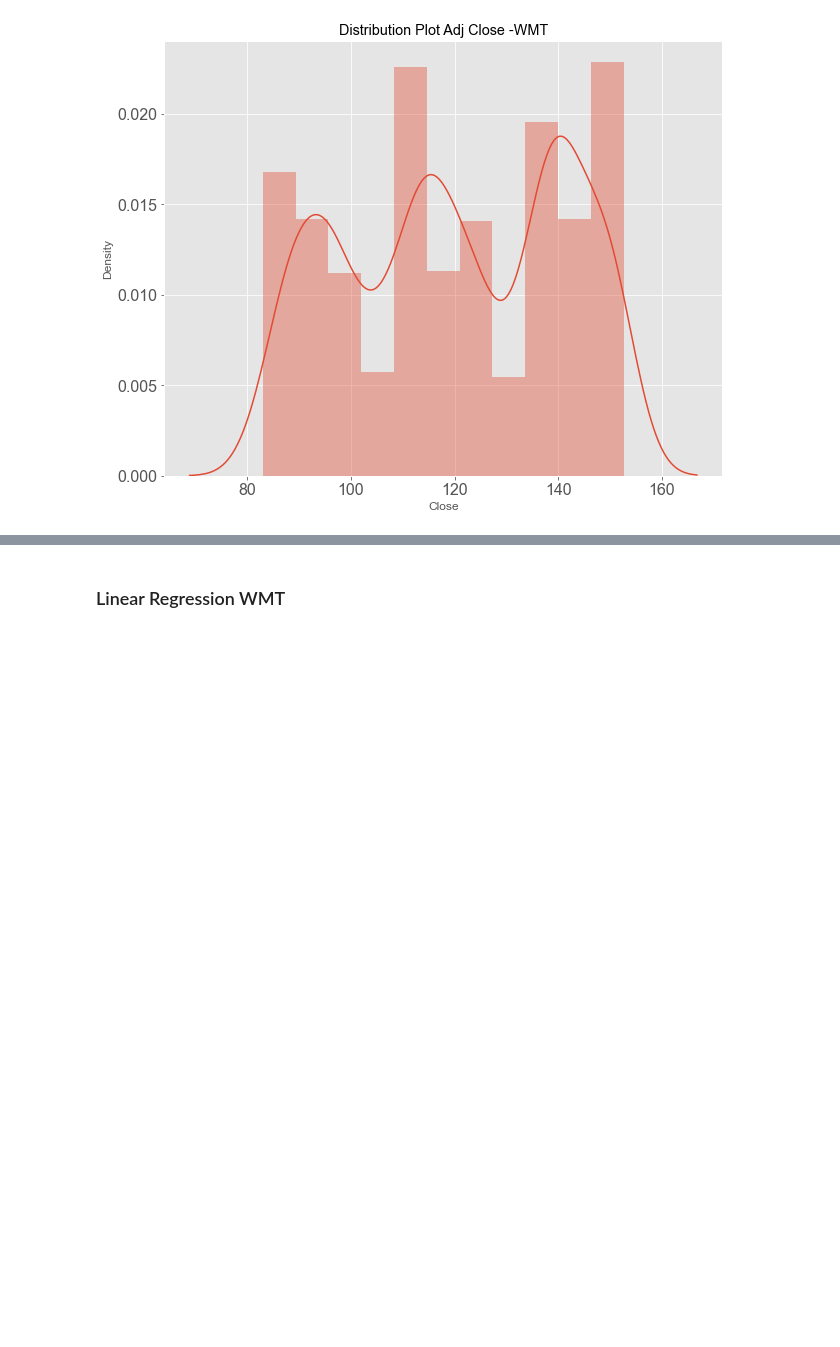
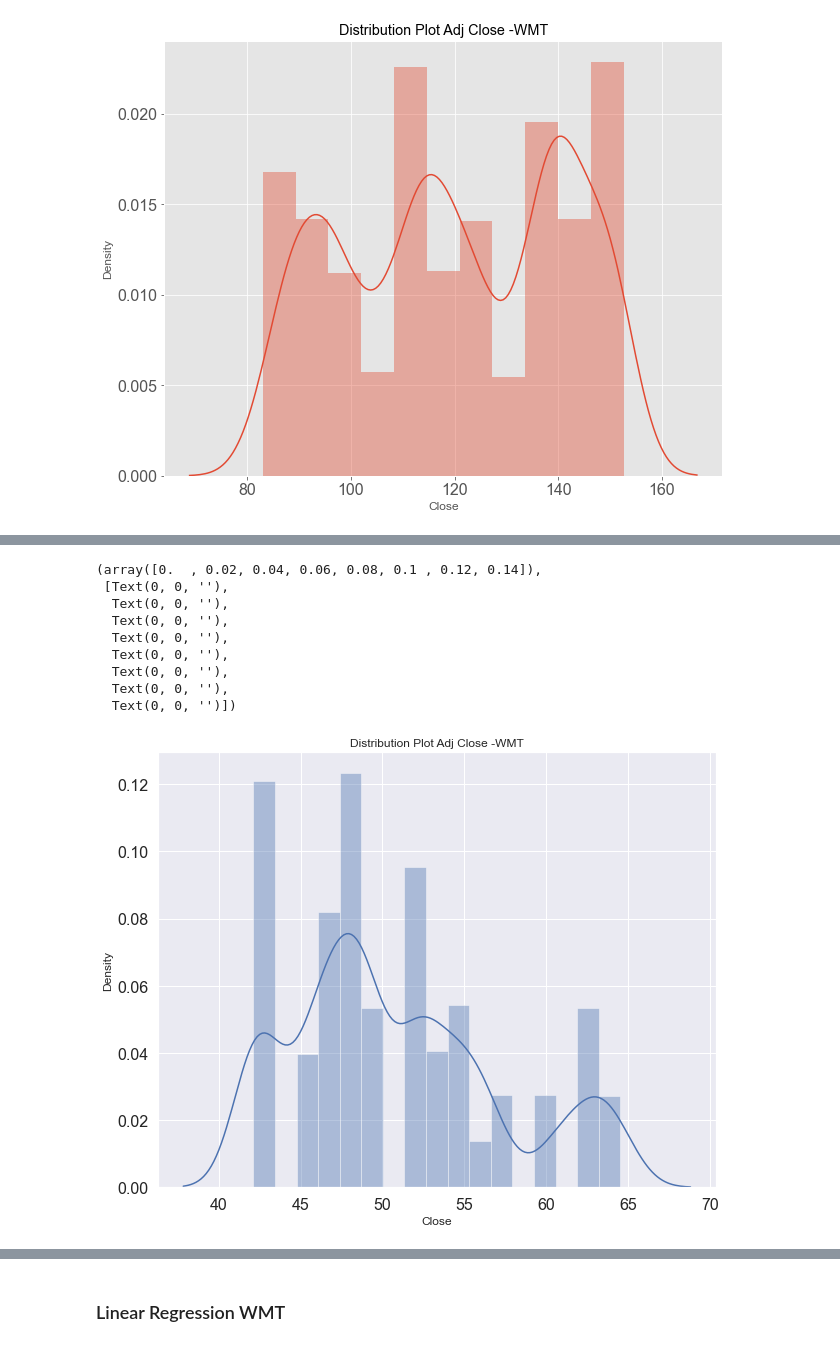
Before and after one commit to ashakeri92/Capstone, a Jupyter notebook: Analysis.ipynb, the cells around one changed output, grey strips where cells are left out. Saved outputs shown, nothing was run; the diff lists cells and outputs as text; code cells hidden in the pictures; blank space fills up the shorter version.

```diff
--- a/Analysis.ipynb
+++ b/Analysis.ipynb
@@ -898,0 +852,5 @@ plt.show()
+# %%
+ko_new = ko_new.asfreq('D')
+
+# The 'MS' string groups the data in buckets by start of the month
+ko_new = ko_new['Close'].resample('MS').mean()
@@ -898,0 +953,19 @@ plt.show()
+# %%
+##Checking Distribution of Our Data
+fig = plt.figure(figsize=(10,8))
+sns.distplot(ko_new).set_title("Distribution Plot Adj Close -WMT")
+ax.tick_params(labelsize=12)
+sns.set(font_scale=1)
+plt.xticks(fontsize=16)
+plt.yticks(fontsize=16)
+# %% [output]
+(array([0.  , 0.02, 0.04, 0.06, 0.08, 0.1 , 0.12, 0.14]),
+ [Text(0, 0, ''),
+  Text(0, 0, ''),
+  Text(0, 0, ''),
+  Text(0, 0, ''),
+  Text(0, 0, ''),
+  Text(0, 0, ''),
+  Text(0, 0, ''),
+  Text(0, 0, '')])
+[figure, added]
```
Also changed, not shown: parts of 52 cells of this notebook.
